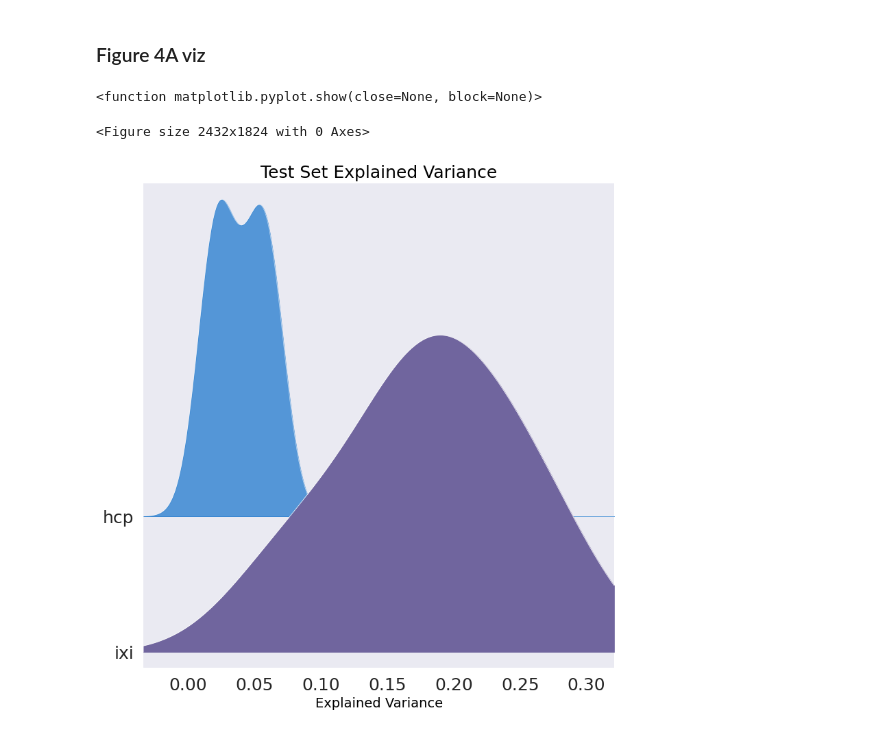
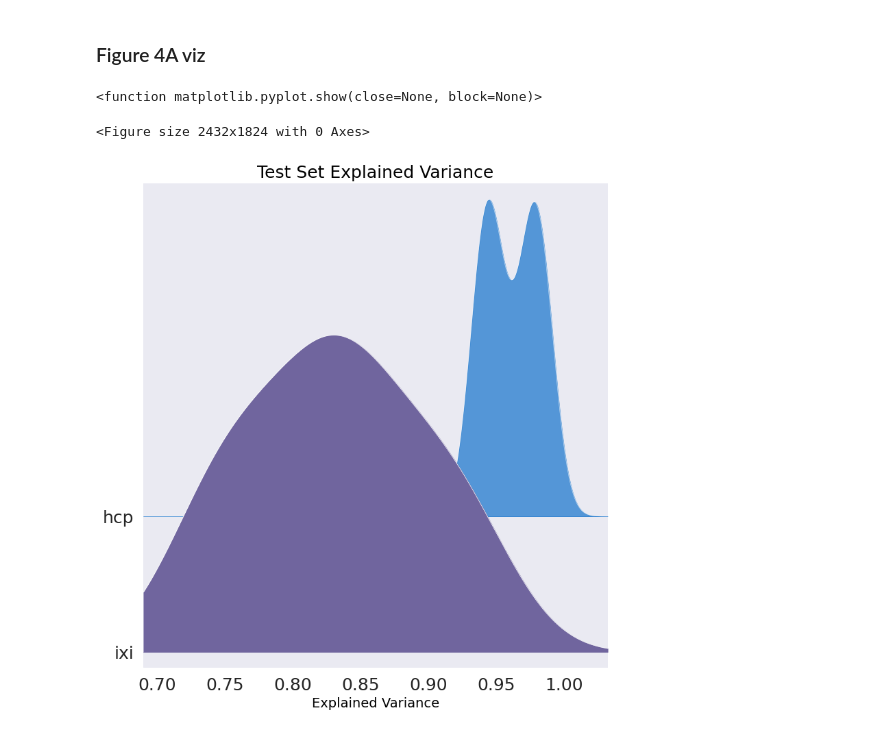
Before and after one commit to ZhengLi-research/PCNtoolkit-demo, a Jupyter notebook: train/train_model.ipynb, the cells around one changed output. Saved outputs shown, nothing was run; the diff lists cells and outputs as text; code cells hidden in the pictures.

```diff
--- a/train/train_model.ipynb
+++ b/train/train_model.ipynb
@@ -265,7 +275,8 @@ for roi in roi_ids:
                                                  optimizer = 'powell',
                                                  savemodel = True,
                                                  saveoutput = False,
-                                                 standardize = False)
+                                                 standardize = False,
+                                                 binary = False)
     # save metrics
     blr_metrics.loc[len(blr_metrics)] = [roi, metrics_te['MSLL'][0], metrics_te['EXPV'][0], metrics_te['SMSE'][0], metrics_te['RMSE'][0], metrics_te['Rho'][0]]
 
@@ -358,23 +369,23 @@ Name: Rho, dtype: float64
 # %%
 pd.set_option('display.max_rows', 500)
 pd.set_option('display.max_columns', 500)
 pd.set_option('display.width', 1000)
 
 def color_gradient(x=0.0, start=(0, 0, 0), stop=(1, 1, 1)):
     r = np.interp(x, [0, 1], [start[0], stop[0]])
     g = np.interp(x, [0, 1], [start[1], stop[1]])
     b = np.interp(x, [0, 1], [start[2], stop[2]])
     return r, g, b
 
 plt.figure(dpi=380)
-fig, axes = joypy.joyplot(blr_site_metrics, column=['EV'], overlap=2.5, by="site", ylim='own', fill=True, figsize=(8,8)
+fig, axes = joypy.joyplot(blr_site_metrics, column=['SMSE'], overlap=2.5, by="site", ylim='own', fill=True, figsize=(8,8)
                           , legend=False, xlabels=True, ylabels=True, colormap=lambda x: color_gradient(x, start=(.08, .45, .8),stop=(.8, .34, .44))
                           , alpha=0.6, linewidth=.5, linecolor='w', fade=True);
 plt.title('Test Set Explained Variance', fontsize=18, color='black', alpha=1)
 plt.xlabel('Explained Variance', fontsize=14, color='black', alpha=1)
 plt.ylabel('Site', fontsize=14, color='black', alpha=1)
 plt.show
 # %% [output]
 <function matplotlib.pyplot.show(close=None, block=None)>
 <Figure size 2432x1824 with 0 Axes>
-[figure, old version]
+[figure, new version]
```
Also changed, not shown: parts of 3 cells of this notebook.
